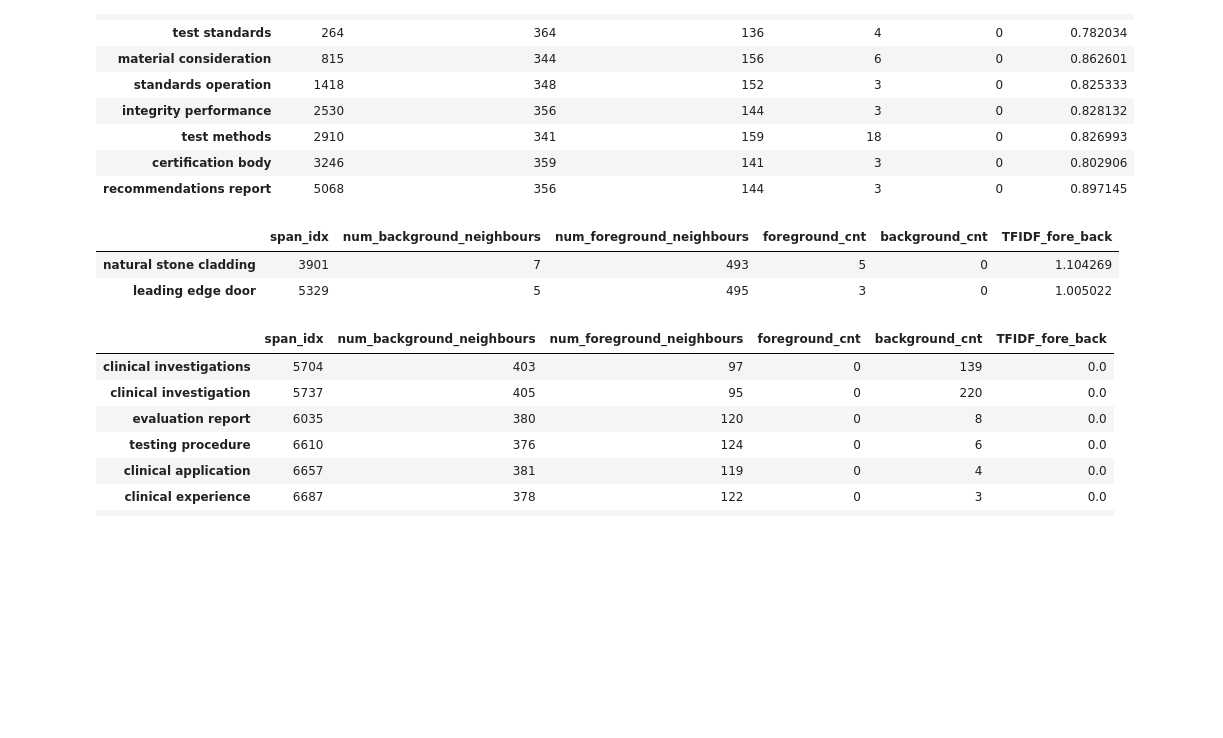
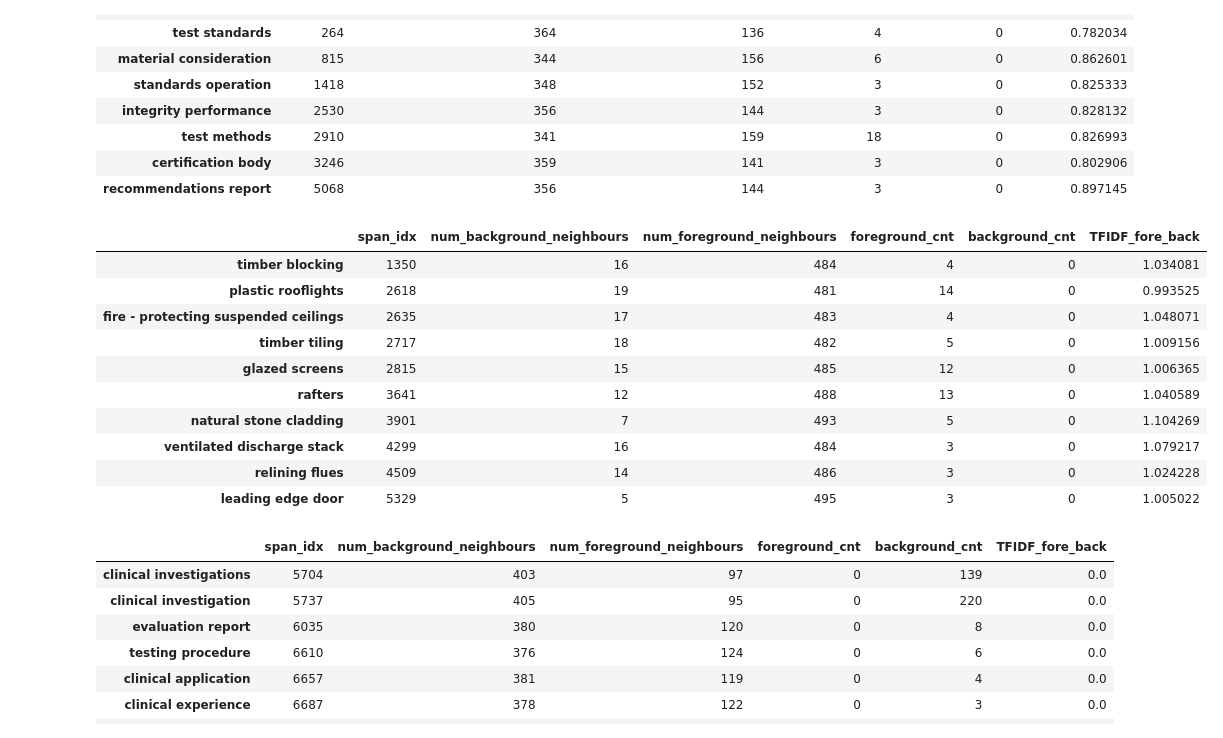
Before and after one commit to rubenkruiper/irec, a Jupyter notebook: 1. Term Extraction.ipynb, the cells around one changed output. Cells and saved outputs as stored; diff of their text form; code cells hidden in the pictures; blank space fills up the shorter version.

```diff
--- a/1. Term Extraction.ipynb
+++ b/1. Term Extraction.ipynb
@@ -766,11 +794,19 @@ span_features_df.loc[top & left]
 # %%
 # Example terms very TOP RIGHT of the plot (expecting very foreground domainy)
 top = span_features_df['TFIDF_fore_back'] > 1.65 * min_TFIDF_value
-right = span_features_df['num_foreground_neighbours'] > 490
+right = span_features_df['num_foreground_neighbours'] > 480
 span_features_df.loc[top & right]
 # %% [output]
 |  | span_idx | num_background_neighbours | num_foreground_neighbours | foreground_cnt | background_cnt | TFIDF_fore_back |
+| timber blocking | 1350 | 16 | 484 | 4 | 0 | 1.034081 |
+| plastic rooflights | 2618 | 19 | 481 | 14 | 0 | 0.993525 |
+| fire - protecting suspended ceilings | 2635 | 17 | 483 | 4 | 0 | 1.048071 |
+| timber tiling | 2717 | 18 | 482 | 5 | 0 | 1.009156 |
+| glazed screens | 2815 | 15 | 485 | 12 | 0 | 1.006365 |
+| rafters | 3641 | 12 | 488 | 13 | 0 | 1.040589 |
 | natural stone cladding | 3901 | 7 | 493 | 5 | 0 | 1.104269 |
+| ventilated discharge stack | 4299 | 16 | 484 | 3 | 0 | 1.079217 |
+| relining flues | 4509 | 14 | 486 | 3 | 0 | 1.024228 |
 | leading edge door | 5329 | 5 | 495 | 3 | 0 | 1.005022 |
 # %%
 # Example terms very BOTTOM LEFT of the plot (expecting very background domainy)
```
Also changed, not shown: parts of 10 cells of this notebook, 5 other files.
